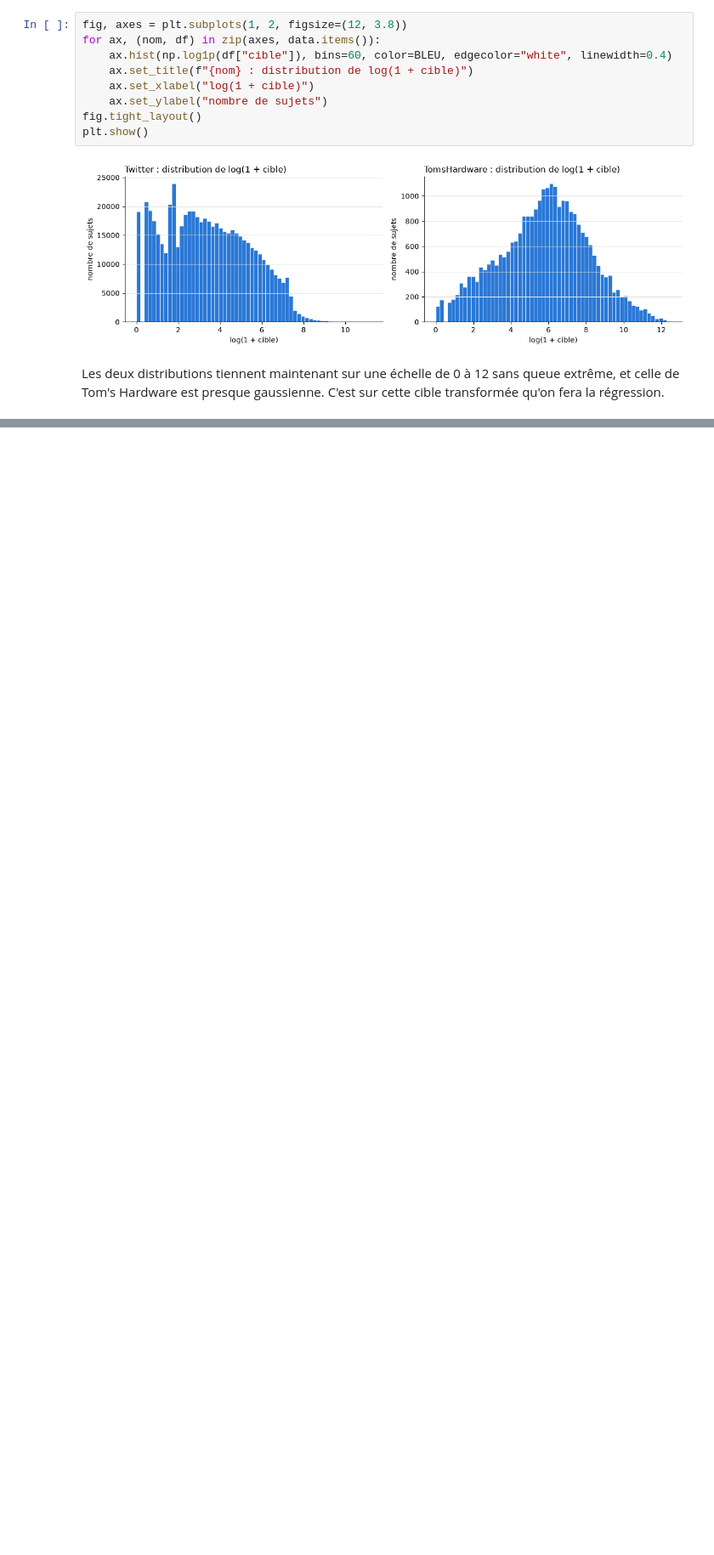
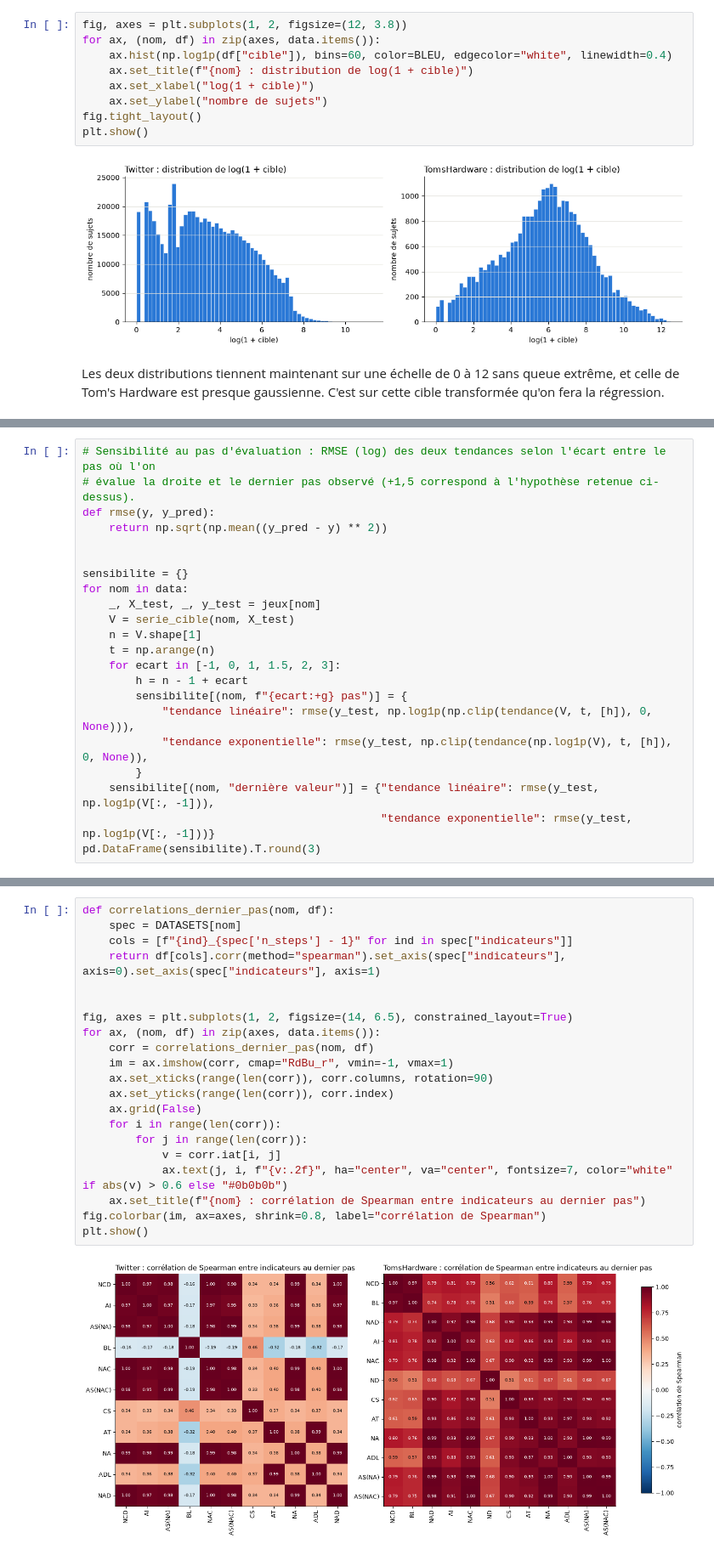
Before and after one commit to comersy/Buzz-in-Social-Media, a Jupyter notebook: notebook.ipynb, the cells around one changed output, grey strips where cells are left out. Shown at 85% size. Drawn from its saved outputs; the diff is of its cells as text; blank space fills up the shorter version.

```diff
--- a/notebook.ipynb
+++ b/notebook.ipynb
@@ -235,0 +410,22 @@ Les deux distributions tiennent maintenant sur une échelle de 0 à 12 sans queu
+# %%
+# Sensibilité au pas d'évaluation : RMSE (log) des deux tendances selon l'écart entre le pas où l'on
+# évalue la droite et le dernier pas observé (+1,5 correspond à l'hypothèse retenue ci-dessus).
+def rmse(y, y_pred):
+    return np.sqrt(np.mean((y_pred - y) ** 2))
+
+
+sensibilite = {}
+for nom in data:
+    _, X_test, _, y_test = jeux[nom]
+    V = serie_cible(nom, X_test)
+    n = V.shape[1]
+    t = np.arange(n)
+    for ecart in [-1, 0, 1, 1.5, 2, 3]:
+        h = n - 1 + ecart
+        sensibilite[(nom, f"{ecart:+g} pas")] = {
+            "tendance linéaire": rmse(y_test, np.log1p(np.clip(tendance(V, t, [h]), 0, None))),
+            "tendance exponentielle": rmse(y_test, np.clip(tendance(np.log1p(V), t, [h]), 0, None)),
+        }
+    sensibilite[(nom, "dernière valeur")] = {"tendance linéaire": rmse(y_test, np.log1p(V[:, -1])),
+                                             "tendance exponentielle": rmse(y_test, np.log1p(V[:, -1]))}
+pd.DataFrame(sensibilite).T.round(3)
@@ -235,0 +456,23 @@ Les deux distributions tiennent maintenant sur une échelle de 0 à 12 sans queu
+# %%
+def correlations_dernier_pas(nom, df):
+    spec = DATASETS[nom]
+    cols = [f"{ind}_{spec['n_steps'] - 1}" for ind in spec["indicateurs"]]
+    return df[cols].corr(method="spearman").set_axis(spec["indicateurs"], axis=0).set_axis(spec["indicateurs"], axis=1)
+
+
+fig, axes = plt.subplots(1, 2, figsize=(14, 6.5), constrained_layout=True)
+for ax, (nom, df) in zip(axes, data.items()):
+    corr = correlations_dernier_pas(nom, df)
+    im = ax.imshow(corr, cmap="RdBu_r", vmin=-1, vmax=1)
+    ax.set_xticks(range(len(corr)), corr.columns, rotation=90)
+    ax.set_yticks(range(len(corr)), corr.index)
+    ax.grid(False)
+    for i in range(len(corr)):
+        for j in range(len(corr)):
+            v = corr.iat[i, j]
+            ax.text(j, i, f"{v:.2f}", ha="center", va="center", fontsize=7, color="white" if abs(v) > 0.6 else "#0b0b0b")
+    ax.set_title(f"{nom} : corrélation de Spearman entre indicateurs au dernier pas")
+fig.colorbar(im, ax=axes, shrink=0.8, label="corrélation de Spearman")
+plt.show()
+# %% [output]
+[figure, added]
```
Also changed, not shown: parts of 43 cells of this notebook, 1 other file.
